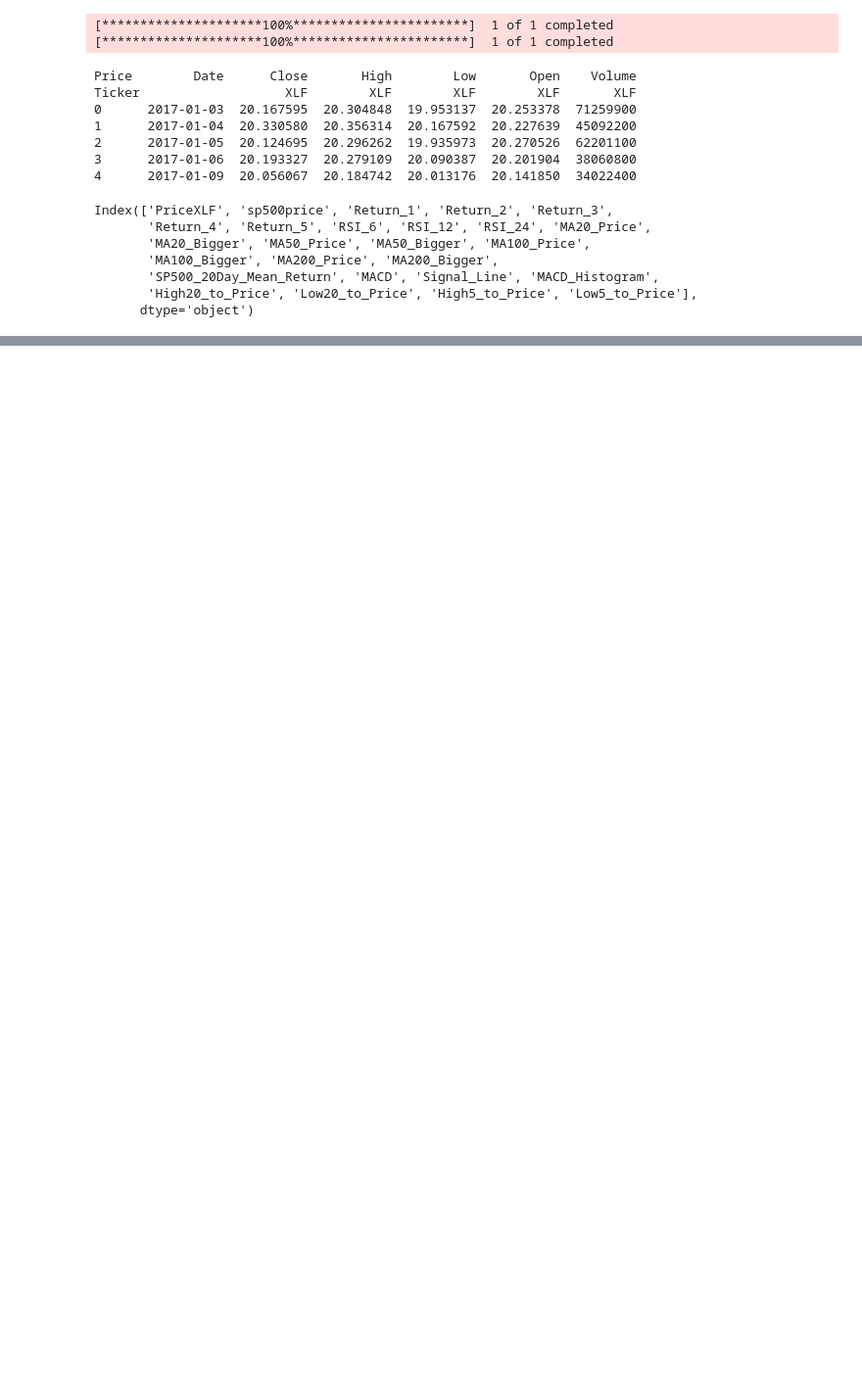
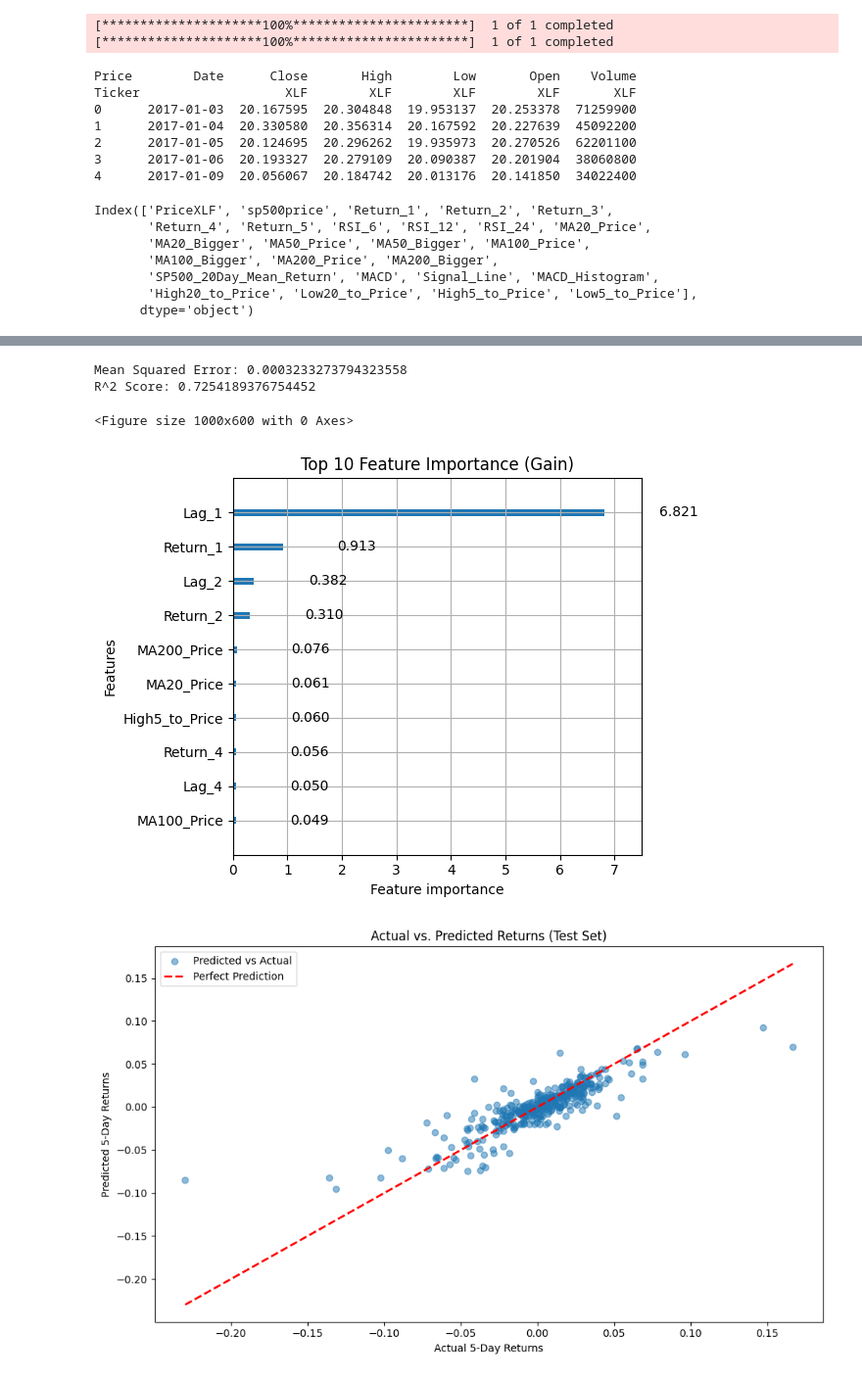
Before and after one commit to Tonyjoyy/trading_strategy, a Jupyter notebook: ETF_prediction.ipynb, the cells around one changed output, grey strips where cells are left out. Shown at 98% size. Drawn from its saved outputs; the diff is of its cells as text; code cells hidden in the pictures; blank space fills up the shorter version.

```diff
--- a/ETF_prediction.ipynb
+++ b/ETF_prediction.ipynb
@@ -110,12 +110,14 @@ Index(['PriceXLF', 'sp500price', 'Return_1', 'Return_2', 'Return_3',
 import numpy as np
 import pandas as pd
 import lightgbm as lgb
-from sklearn.model_selection import train_test_split
+from sklearn.model_selection import train_test_split, cross_val_score
 from sklearn.preprocessing import StandardScaler
 from sklearn.metrics import mean_squared_error, r2_score
+from sklearn.pipeline import Pipeline
 import matplotlib.pyplot as plt
 import seaborn as sns
 import warnings
+warnings.filterwarnings("ignore", category=FutureWarning)
 
 def preprocess_data(df):
     # Calculate target variable: future returns
@@ -138,18 +140,12 @@ def preprocess_data(df):
 
     feature_columns = X.columns.tolist()  # Save the exact columns used
 
-    # Split and scale
-    X_train, X_test, y_train, y_test = train_test_split(X, y, test_size=0.2, random_state=42)
-    scaler = StandardScaler()
-    X_train_scaled = scaler.fit_transform(X_train)
-    X_test_scaled = scaler.transform(X_test)
+    return X, y, feature_columns
 
-    return X_train_scaled, X_test_scaled, y_train, y_test, scaler, feature_columns
-
-def train_lightgbm(X_train, y_train, X_test, y_test):
+def train_lightgbm(X_train, y_train, X_test, y_test, feature_columns):
   # Define the model with hyperparameters
   model = lgb.LGBMRegressor(
-    num_leaves=31,          # Reduce to prevent overfitting
+    num_leaves=35,          # Reduce to prevent overfitting
     max_depth=-1,           # Allow trees to grow as deep as needed
     learning_rate=0.05,     # Keep the learning rate
     n_estimators=100,       # Increase number of trees for better learning
@@ -162,7 +158,7 @@ def train_lightgbm(X_train, y_train, X_test, y_test):
     lambda_l2=0.1,          # Add L2 regularization
     random_state=42         # Seed for reproducibility
   )
-  model.fit(X_train, y_train)
+  model.fit(X_train, y_train, feature_name=feature_columns)
 
   # Make predictions
   y_pred = model.predict(X_test)
@@ -174,4 +170,4 @@ def train_lightgbm(X_train, y_train, X_test, y_test):
   print(f'Mean Squared Error: {mse}')
   print(f'R^2 Score: {r2}')
 
-  return model, y_pred
+  return model, y_pred, scaler
@@ -199,3 +216,35 @@ R^2 Score: 0.7229463109268368
+# %%
+# Train final model
+X_train, X_test, y_train, y_test = train_test_split(X, y, test_size=0.2, random_state=42)
+scaler = StandardScaler()
+X_train_scaled = scaler.fit_transform(X_train)
+X_test_scaled = scaler.transform(X_test)
+trained_model, y_pred, scaler = train_lightgbm(X_train_scaled, y_train, X_test_scaled, y_test, feature_columns)
+
+# --- Visualization 1: Feature Importance Plot ---
+plt.figure(figsize=(10, 6))
+lgb.plot_importance(trained_model, max_num_features=10, importance_type='gain')
+plt.title("Top 10 Feature Importance (Gain)")
+plt.tight_layout()
+plt.show()
+
+
+# --- Visualization 2: Actual vs. Predicted Values ---
+plt.figure(figsize=(10, 6))
+plt.scatter(y_test, y_pred, alpha=0.5, label='Predicted vs Actual')
+plt.plot([y_test.min(), y_test.max()], [y_test.min(), y_test.max()], 'r--', lw=2, label='Perfect Prediction')
+plt.xlabel("Actual 5-Day Returns")
+plt.ylabel("Predicted 5-Day Returns")
+plt.title("Actual vs. Predicted Returns (Test Set)")
+plt.legend()
+plt.tight_layout()
+plt.show()
+# %% [output]
+Mean Squared Error: 0.0003233273794323558
+R^2 Score: 0.7254189376754452
+<Figure size 1000x600 with 0 Axes>
+[figure, added]
+[figure, added]
 # %%
 from datetime import datetime, timedelta
 
```
Also changed, not shown: parts of 3 cells of this notebook.
